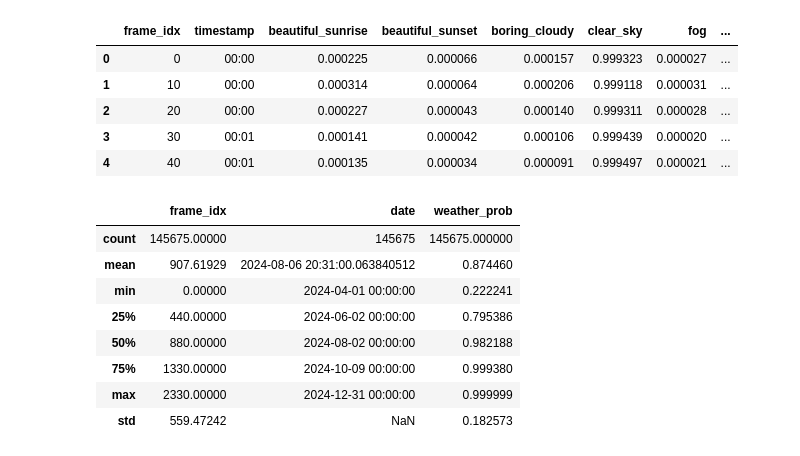
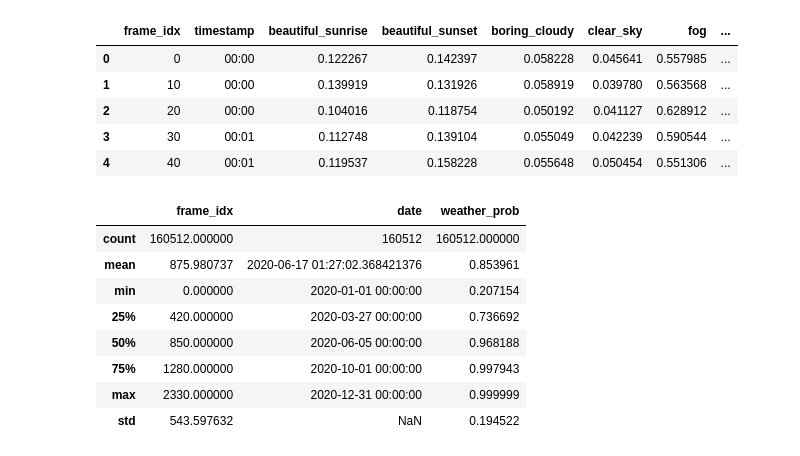
Before and after one commit to Vikaheimo/oit-dataset, a Jupyter notebook: src/data-analysis.ipynb, the cells around one changed output. Cells and saved outputs as stored; diff of their text form; code cells hidden in the pictures.

```diff
--- a/src/data-analysis.ipynb
+++ b/src/data-analysis.ipynb
@@ -1,24 +1,33 @@
 # %%
 import pandas as pd
 
-input_file_path = "../outputs/results.parquet"
+input_file_path = "../outputs/results2020.parquet"
 
 df = pd.read_parquet(input_file_path)
 
+# Map date str
 date_str = df["video_path"].str.extract(r"(\d{6})")[0]
-
 video_date = pd.to_datetime(date_str, format="%y%m%d")
-
 df["date"] = video_date
 
+# Map time of day
+time_of_day_mapping = {
+    "a": "morning",
+    "n": "afternoon",
+    "p": "evening",
+}
+df["fourth_last_char"] = df["video_path"].str[-5]
+df["time_of_day"] = df["fourth_last_char"].map(time_of_day_mapping)
+
+
 df.head()
 # %% [output]
 |  | frame_idx | timestamp | beautiful_sunrise | beautiful_sunset | boring_cloudy | clear_sky | fog | ... |
-| 0 | 0 | 00:00 | 0.000225 | 0.000066 | 0.000157 | 0.999323 | 0.000027 | ... |
-| 1 | 10 | 00:00 | 0.000314 | 0.000064 | 0.000206 | 0.999118 | 0.000031 | ... |
-| 2 | 20 | 00:00 | 0.000227 | 0.000043 | 0.000140 | 0.999311 | 0.000028 | ... |
-| 3 | 30 | 00:01 | 0.000141 | 0.000042 | 0.000106 | 0.999439 | 0.000020 | ... |
-| 4 | 40 | 00:01 | 0.000135 | 0.000034 | 0.000091 | 0.999497 | 0.000021 | ... |
+| 0 | 0 | 00:00 | 0.122267 | 0.142397 | 0.058228 | 0.045641 | 0.557985 | ... |
+| 1 | 10 | 00:00 | 0.139919 | 0.131926 | 0.058919 | 0.039780 | 0.563568 | ... |
+| 2 | 20 | 00:00 | 0.104016 | 0.118754 | 0.050192 | 0.041127 | 0.628912 | ... |
+| 3 | 30 | 00:01 | 0.112748 | 0.139104 | 0.055049 | 0.042239 | 0.590544 | ... |
+| 4 | 40 | 00:01 | 0.119537 | 0.158228 | 0.055648 | 0.050454 | 0.551306 | ... |
 # %%
 weather_cols = [
     "beautiful_sunrise",
@@ -35,6 +44,7 @@ pred_df = pd.DataFrame(
         "frame_idx": df["frame_idx"],
         "timestamp": df["timestamp"],
         "date": df["date"],
+        "time_of_day": df["time_of_day"],
         "weather_label": df[weather_cols].idxmax(axis=1),
         "weather_prob": df[weather_cols].max(axis=1),
     }
@@ -43,14 +53,14 @@ pred_df = pd.DataFrame(
 pred_df.describe()
 # %% [output]
 |  | frame_idx | date | weather_prob |
-| count | 145675.00000 | 145675 | 145675.000000 |
-| mean | 907.61929 | 2024-08-06 20:31:00.063840512 | 0.874460 |
-| min | 0.00000 | 2024-04-01 00:00:00 | 0.222241 |
-| 25% | 440.00000 | 2024-06-02 00:00:00 | 0.795386 |
-| 50% | 880.00000 | 2024-08-02 00:00:00 | 0.982188 |
-| 75% | 1330.00000 | 2024-10-09 00:00:00 | 0.999380 |
-| max | 2330.00000 | 2024-12-31 00:00:00 | 0.999999 |
-| std | 559.47242 | NaN | 0.182573 |
+| count | 160512.000000 | 160512 | 160512.000000 |
+| mean | 875.980737 | 2020-06-17 01:27:02.368421376 | 0.853961 |
+| min | 0.000000 | 2020-01-01 00:00:00 | 0.207154 |
+| 25% | 420.000000 | 2020-03-27 00:00:00 | 0.736692 |
+| 50% | 850.000000 | 2020-06-05 00:00:00 | 0.968188 |
+| 75% | 1280.000000 | 2020-10-01 00:00:00 | 0.997943 |
+| max | 2330.000000 | 2020-12-31 00:00:00 | 0.999999 |
+| std | 543.597632 | NaN | 0.194522 |
 # %%
 label_counts_df = (
     pred_df["weather_label"]
```
Also changed, not shown: parts of 5 cells of this notebook.
